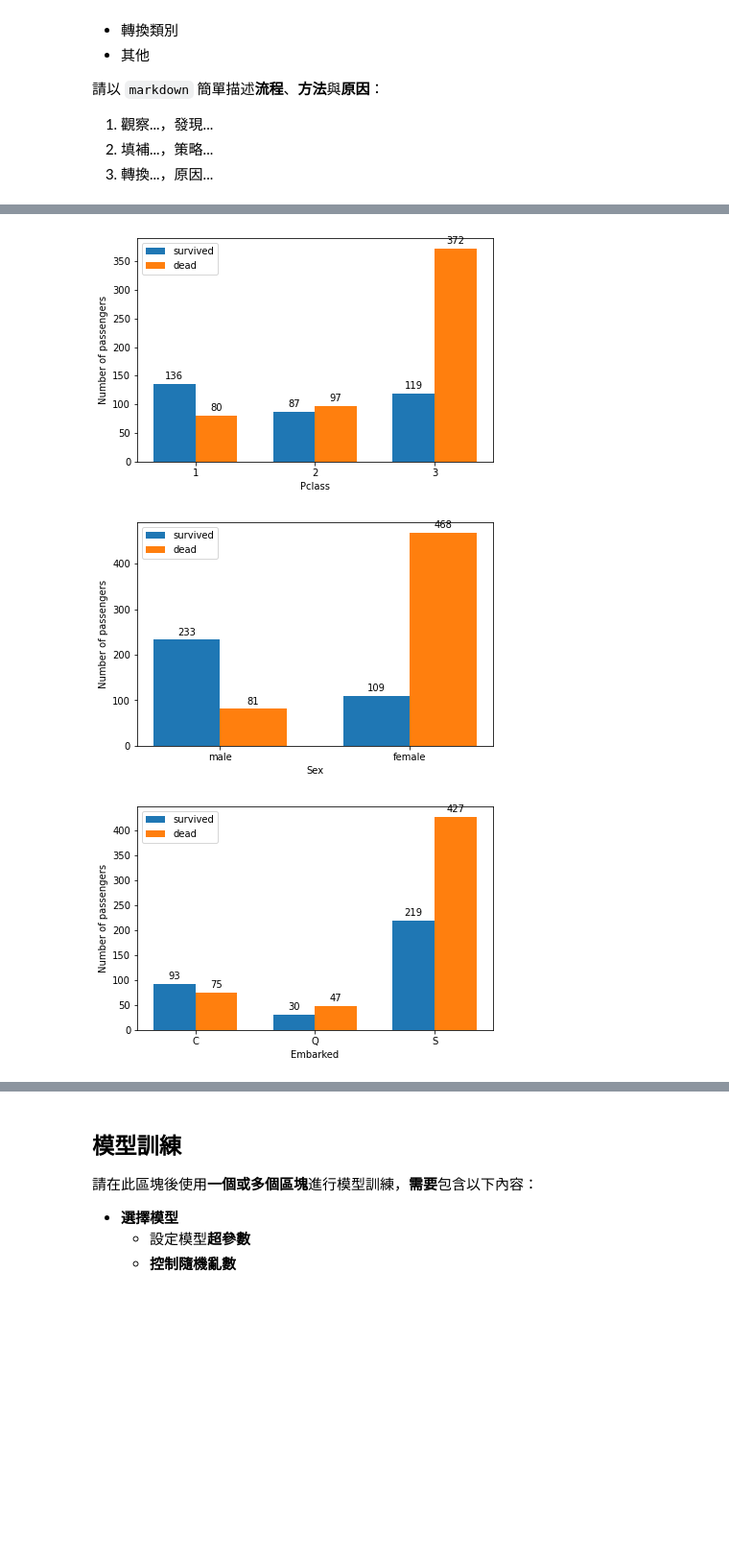
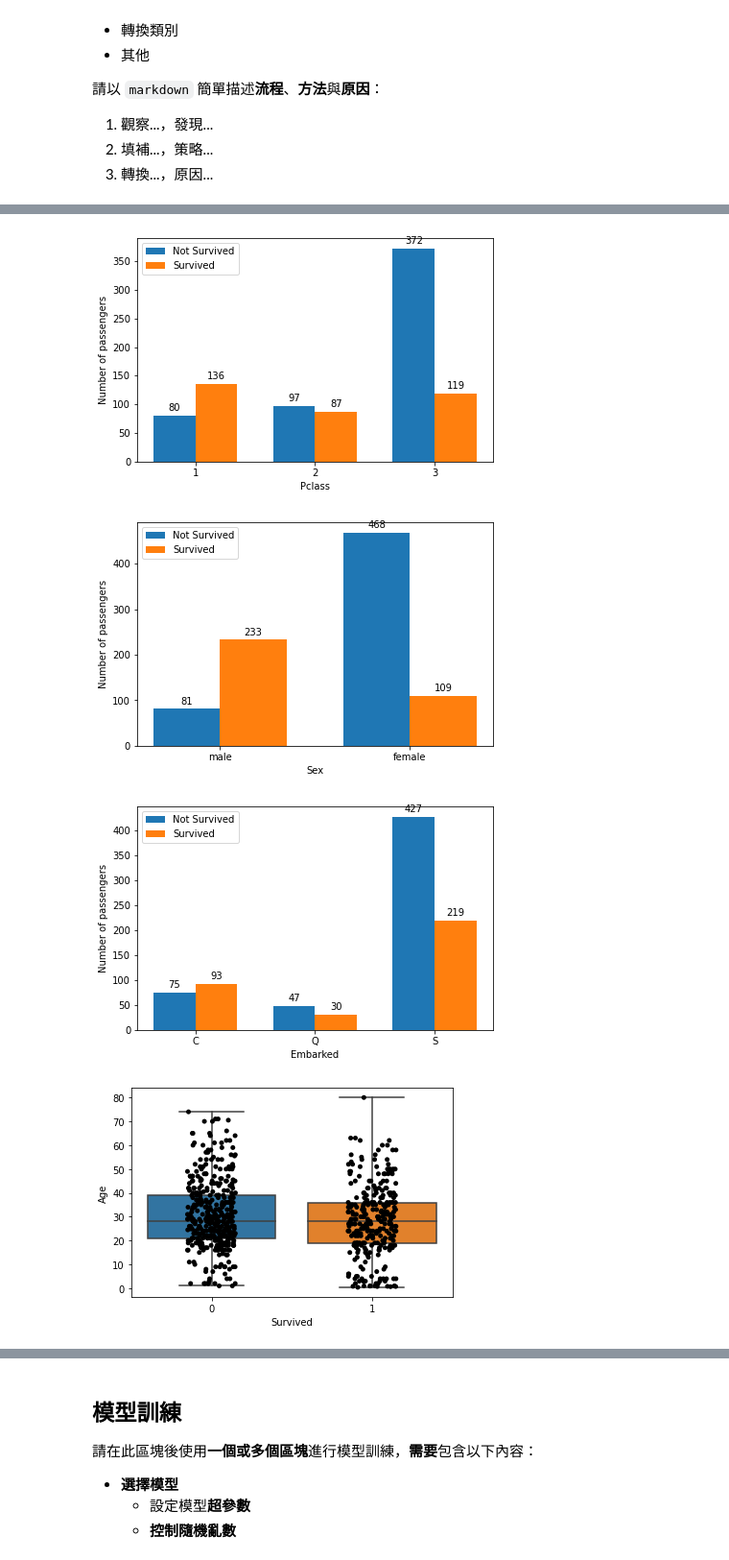
Before and after one commit to JCP1014/Titanic-Survivor-Prediction, a Jupyter notebook: main.ipynb, the cells around one changed output, grey strips where cells are left out. Shown at 96% size. Drawn from its saved outputs; the diff is of its cells as text; code cells hidden in the pictures; blank space fills up the shorter version.

```diff
--- a/main.ipynb
+++ b/main.ipynb
@@ -165,87 +259,75 @@ df = pd.read_csv('train.csv')      # 讀取資料，請勿更改路徑
 # %%
-# 資料分析與前處理
-from sklearn.impute import SimpleImputer
-from sklearn.preprocessing import LabelEncoder
-## 填補缺失值
-### 填補'Embarked'缺失值(用眾數)
-imputer = SimpleImputer(strategy='most_frequent')
-df['Embarked'] = imputer.fit_transform(df['Embarked'].to_numpy().reshape(-1, 1))
-
-## 轉換類別
-### 轉換Sex資料(0:male, 1:female)
-le = LabelEncoder()
-df['Sex'] = le.fit_transform(df['Sex'])
-### 轉換Embarked資料(0:C, 1:Q, 2:S)
-le = LabelEncoder()
-df['Embarked'] = le.fit_transform(df['Embarked'])
-
-## 資料視覺化
+# 以資料視覺化輔助資料分析
 import matplotlib.pyplot as plt
 import seaborn as sns
 
+# 算同時符合feature A和feature B的乘客數
 def countNum(colA, valA, colB, valB):
   return df[(df[colA] ==valA) & (df[colB] ==valB)].PassengerId.count()
 
+# 在每個長條上標記人數
 def autoLabel(rects, ax):
-    # Attach a text label above each bar in *rects*, displaying its height.
     for rect in rects:
         height = rect.get_height()
         ax.annotate('{}'.format(height),
                     xy=(rect.get_x() + rect.get_width() / 2, height),
-                    xytext=(0, 3),  # 3 points vertical offset
+                    xytext=(0, 3),
                     textcoords="offset points",
                     ha='center', va='bottom')
 
-def drawChart(labels, survived, dead, xLabel):
-  x = np.arange(len(labels))  # the label locations
-  width = 0.35  # the width of the bars
+# 畫出feature各類別的存活/死亡人數長條圖
+def drawChart(labels, dead, survived, xLabel):
+  x = np.arange(len(labels))
+  width = 0.35
 
   fig, ax = plt.subplots()
-  rects1 = ax.bar(x - width/2, survived, width, label='survived')
-  rects2 = ax.bar(x + width/2, dead, width, label='dead')
+  rects1 = ax.bar(x - width/2, dead, width, label='Not Survived')
+  rects2 = ax.bar(x + width/2, survived, width, label='Survived')
 
-  # Add some text for labels, title and custom x-axis tick labels, etc.
   ax.set_xlabel(xLabel)
   ax.set_ylabel('Number of passengers')
   ax.set_xticks(x)
   ax.set_xticklabels(labels)
   ax.legend()
 
   autoLabel(rects1, ax)
   autoLabel(rects2, ax)
 
   fig.tight_layout()
   plt.show()
+  print()
 
+# 畫長條圖觀察Survived與Pclass的關係
 labels = ['1', '2', '3']
 survived = [countNum('Survived', 1, 'Pclass', 1), countNum('Survived', 1, 'Pclass', 2), countNum('Survived', 1, 'Pclass', 3)]
 dead = [countNum('Survived', 0, 'Pclass', 1), countNum('Survived', 0, 'Pclass', 2), countNum('Survived', 0, 'Pclass', 3)]
-drawChart(labels, survived, dead, 'Pclass')
+drawChart(labels, dead, survived,'Pclass')
 
+# 畫長條圖觀察Survived與Sex的關係
 labels = ['male', 'female']
 survived = [countNum('Survived', 1, 'Sex', 0), countNum('Survived', 1, 'Sex', 1)]
 dead = [countNum('Survived', 0, 'Sex', 0), countNum('Survived', 0, 'Sex', 1)]
-drawChart(labels, survived, dead, 'Sex')
+drawChart(labels, dead, survived, 'Sex')
 
+# 畫長條圖觀察Survived與Embarked的關係
 labels = ['C', 'Q', 'S']
 survived = [countNum('Survived', 1, 'Embarked', 0), countNum('Survived', 1, 'Embarked', 1), countNum('Survived', 1, 'Embarked', 2)]
 dead = [countNum('Survived', 0, 'Embarked', 0), countNum('Survived', 0, 'Embarked', 1), countNum('Survived', 0, 'Embarked', 2)]
-drawChart(labels, survived, dead, 'Embarked')
+drawChart(labels, dead, survived, 'Embarked')
 
-train_x = df[['Sex', 'Age']]                   # 取出訓練資料需要分析的資料欄位
-train_y = df['Survived']                       # 取出訓練資料的答案
-# from sklearn.impute import SimpleImputer       # 匯入填補缺失值的工具
-# from sklearn.preprocessing import LabelEncoder # 匯入 Label Encoder
+# 畫散布圖和盒狀圖觀察Survived與Age的關係
+ax = sns.boxplot(x="Survived", y="Age", data=df, whis=np.inf)
+ax = sns.stripplot(x="Survived", y="Age", data=df, color="0", jitter=0.15)
+plt.show()
+print()
 
-# imputer = SimpleImputer(strategy='median')     # 創造 imputer 並設定填補策略
-# age = train_x['Age'].to_numpy().reshape(-1, 1)
-# imputer.fit(age)                               # 根據資料學習需要填補的值
-# train_x['Age'] = imputer.transform(age)        # 填補缺失值
-
-# le = LabelEncoder()                            # 創造 Label Encoder
-# le.fit(train_x['Sex'])                         # 給予每個類別一個數值
-# train_x['Sex'] = le.transform(train_x['Sex'])  # 轉換所有類別成為數值
+# 畫散布圖和盒狀圖觀察Survived與Fare的關係
+ax = sns.boxplot(x='Survived', y='Fare', data=df, whis=np.inf)
+ax = sns.stripplot(x='Survived', y='Fare', data=df, color='0', jitter=0.15)
+plt.show()
+print()
 # %% [output]
-[figure, old version]
+[figure, new version]
-[figure, old version]
+[figure, new version]
-[figure, old version]
+[figure, new version]
+[figure, added]
```
Also changed, not shown: parts of 31 cells of this notebook, 1 other file.
